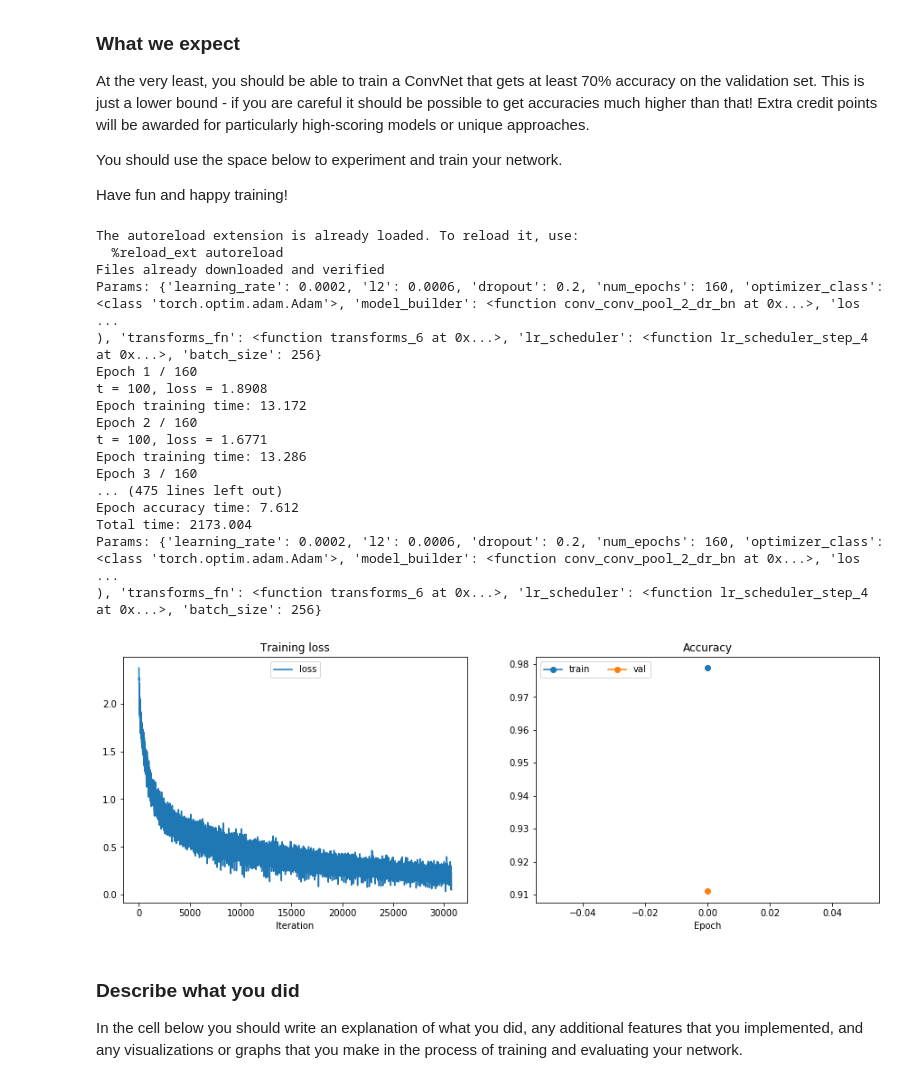
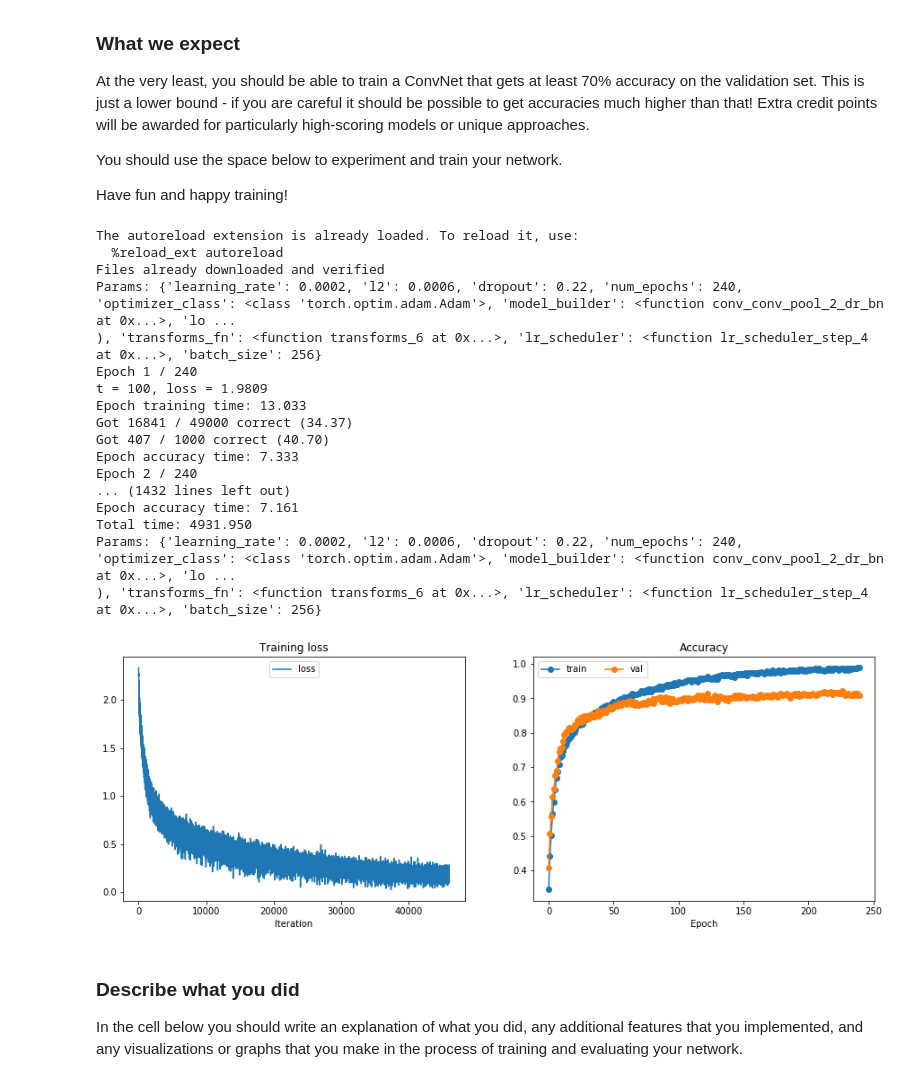
Before and after one commit to mduszyk/cs231n, a Jupyter notebook: assignment2/PyTorch.ipynb, the cells around one changed output. Drawn from its saved outputs; the diff is of its cells as text; code cells hidden in the pictures.

```diff
--- a/assignment2/PyTorch.ipynb
+++ b/assignment2/PyTorch.ipynb
@@ -458,8 +458,8 @@ torch.cuda.set_device(1)
 grid_params = hparam_search.grid_layout({
     "learning_rate": [2e-04],
     "l2": [0.0006],
-    "dropout": [0.2],
-    "num_epochs": [160],
+    "dropout": [0.22],
+    "num_epochs": [240],
     "optimizer_class": [optim.Adam],
     "model_builder": [models.conv_conv_pool_2_dr_bn],
     "loss_fn": [nn.CrossEntropyLoss().type(gpu_dtype)],
@@ -510,49 +510,49 @@ for params in grid_params:
 
     print("Params: %s" % params)
     train_result = train(model, loss_fn, optimizer, lr_scheduler=lr_scheduler,
-                         num_epochs=params["num_epochs"], trace_acc=False)
+                         num_epochs=params["num_epochs"], trace_acc=True)
     print("Params: %s" % params)
 
     t = datetime.utcnow().isoformat()
     val_acc = train_result["val_acc"][-1] * 100
 
     if val_acc > best_val_acc:
         best_val_acc = val_acc
         best_model = model
 
     plot_path = "training-results/%s_%.2f_%s.png" % (model_name, val_acc, t)
     plot_utils.plot_learning_curves(save_path=plot_path, **train_result)
 
     params_str = {}
     for key, val in params.items():
         params_str[key] = str(val)
     result = {
         "model_name": model_name,
         "params": params_str,
         "train_result": train_result,
     }
     result_path = "training-results/%s_%.2f_%s.json" % (model_name, val_acc, t)
     with open(result_path, 'w') as fp:
         json.dump(result, fp, indent=4)
 # %% [output]
 The autoreload extension is already loaded. To reload it, use:
   %reload_ext autoreload
 Files already downloaded and verified
-Params: {'learning_rate': 0.0002, 'l2': 0.0006, 'dropout': 0.2, 'num_epochs': 160, 'optimizer_class': <class 'torch.optim.adam.Adam'>, 'model_builder': <function conv_conv_pool_2_dr_bn at 0x...>, 'los ...
+Params: {'learning_rate': 0.0002, 'l2': 0.0006, 'dropout': 0.22, 'num_epochs': 240, 'optimizer_class': <class 'torch.optim.adam.Adam'>, 'model_builder': <function conv_conv_pool_2_dr_bn at 0x...>, 'lo ...
 ), 'transforms_fn': <function transforms_6 at 0x...>, 'lr_scheduler': <function lr_scheduler_step_4 at 0x...>, 'batch_size': 256}
-Epoch 1 / 160
-t = 100, loss = 1.8908
-Epoch training time: 13.172
-Epoch 2 / 160
-t = 100, loss = 1.6771
-Epoch training time: 13.286
-Epoch 3 / 160
-... (475 lines left out)
-Epoch accuracy time: 7.612
-Total time: 2173.004
-Params: {'learning_rate': 0.0002, 'l2': 0.0006, 'dropout': 0.2, 'num_epochs': 160, 'optimizer_class': <class 'torch.optim.adam.Adam'>, 'model_builder': <function conv_conv_pool_2_dr_bn at 0x...>, 'los ...
+Epoch 1 / 240
+t = 100, loss = 1.9809
+Epoch training time: 13.033
+Got 16841 / 49000 correct (34.37)
+Got 407 / 1000 correct (40.70)
+Epoch accuracy time: 7.333
+Epoch 2 / 240
+... (1432 lines left out)
+Epoch accuracy time: 7.161
+Total time: 4931.950
+Params: {'learning_rate': 0.0002, 'l2': 0.0006, 'dropout': 0.22, 'num_epochs': 240, 'optimizer_class': <class 'torch.optim.adam.Adam'>, 'model_builder': <function conv_conv_pool_2_dr_bn at 0x...>, 'lo ...
 ), 'transforms_fn': <function transforms_6 at 0x...>, 'lr_scheduler': <function lr_scheduler_step_4 at 0x...>, 'batch_size': 256}
-[figure, old version]
+[figure, new version]
 # %% [markdown]
 ### Describe what you did
 
```
Also changed, not shown: parts of 2 cells of this notebook, 1 other file.
